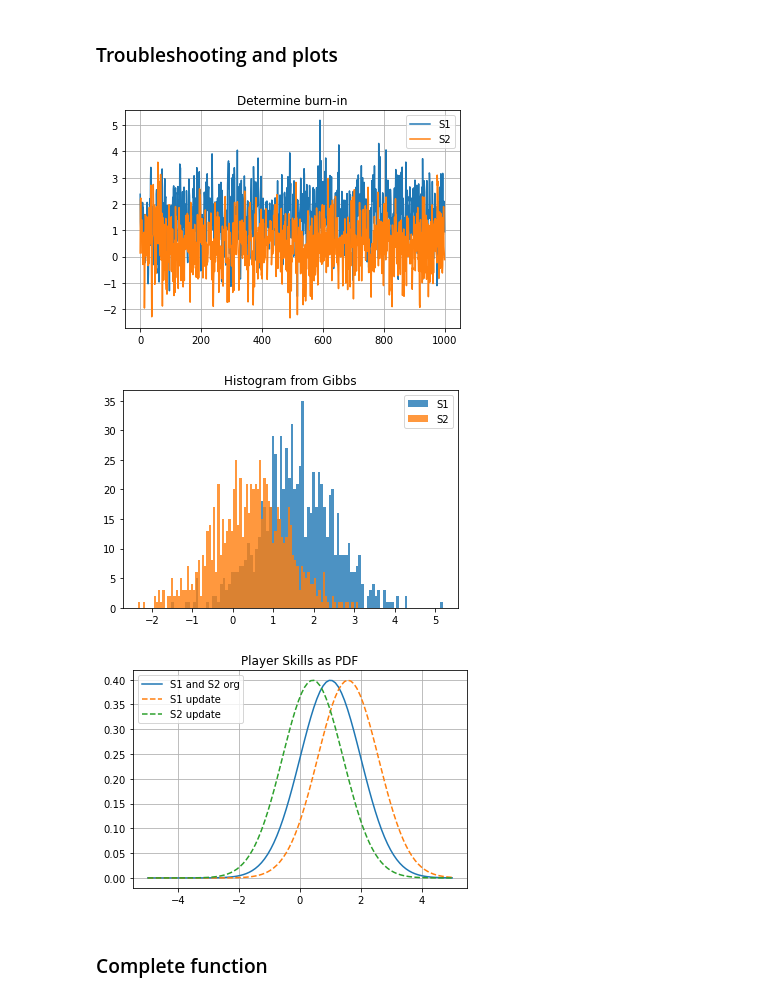
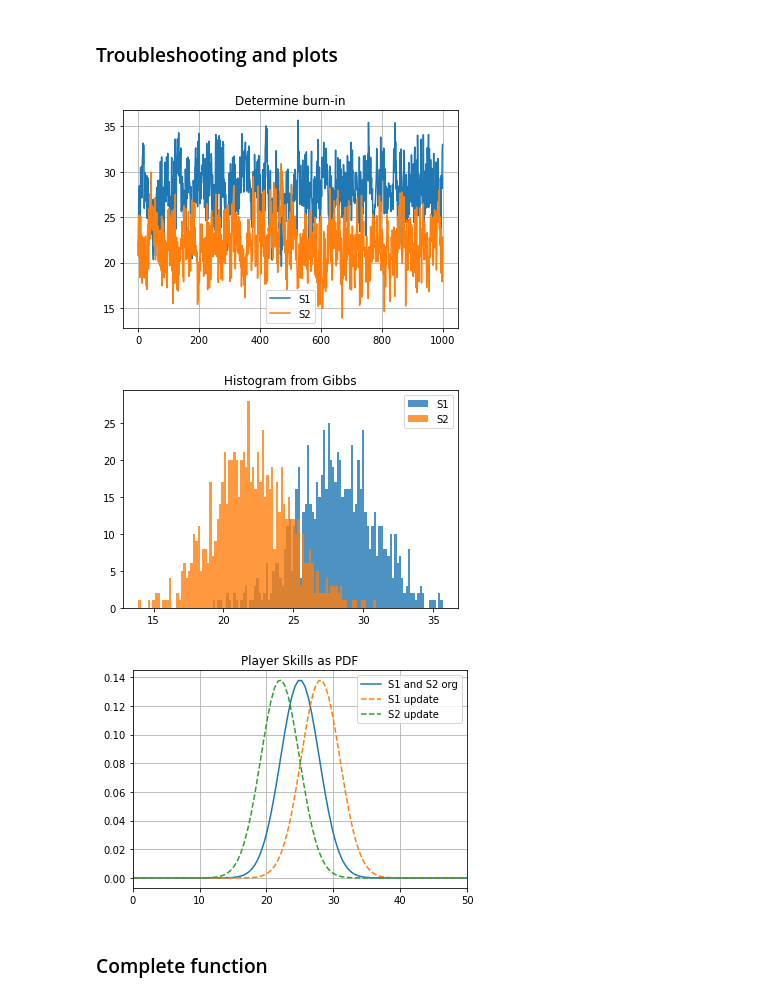
Before and after one commit to EdvinGermer/Apmask, a Jupyter notebook: Mini_project/Project Notebook.ipynb, the cells around one changed output. Drawn from its saved outputs; the diff is of its cells as text; code cells hidden in the pictures.

```diff
--- a/Mini_project/Project Notebook.ipynb
+++ b/Mini_project/Project Notebook.ipynb
@@ -193,13 +193,15 @@ B = N//5    # Burn-in
 
 ### Initiating player skills: Same hyperparameters for p(s1) and p(s2)
 # Player 1
-mean_s1 = 1
-var_s1 = 1
+mean_s1 = 25
+var_s1 = (25/3)
 std_s1 = np.sqrt(var_s1)
 # Player 2
 mean_s2 = mean_s1
 var_s2 = var_s1
 std_s2 = std_s1
+# Estimate variance of game
+var_t = 4.167
 
 
 ### Match setting
@@ -223,7 +225,6 @@ s2_samples[0] = np.random.normal(mean_s2, std_s2)
 for i in range(N-1):
     ### Sample from p(t | s1,s2,y)
     mean_t = s1_samples[i] - s2_samples[i]
-    var_t = var_s1 + var_s2
     t_sample = truncnorm.rvs(lower_bound, upper_bound, loc=mean_t, scale=np.sqrt(var_t))
 
 
@@ -266,37 +267,38 @@ final_s2_samples = s2_samples[B:]
 
 ############################## Plot Histogram of Gibbs sampling ##############################
 plt.hist(final_s1_samples,bins=100, alpha=0.8,label="S1")
 plt.hist(final_s2_samples,bins=100, alpha=0.8,label="S2")
 plt.title("Histogram from Gibbs")
 plt.legend()
 plt.show()
 
 
 
 
 
 ############################## Plot PDFs before and after sampling ##############################
-xv = np.linspace(-5,5,100)
+xv = np.linspace(0,50,100)
 plt.plot(xv, 1 / (std_s1 * np.sqrt(2 * np.pi)) * np.exp(-.5 * ((xv - mean_s1) / std_s1) ** 2), label="S1 and S2 org")
 #plt.plot(xv, 1 / (std_s2 * np.sqrt(2 * np.pi)) * np.exp(-.5 * ((xv - mean_s2) / std_s2) ** 2), label="S2 org")
 
 # Print and update posterior mean and variance
 post_mean_s1 = np.mean(final_s1_samples)
 post_var_s1 = np.var(final_s1_samples)
 post_mean_s2 = np.mean(final_s2_samples)
 post_var_s2 = np.var(final_s2_samples)
 
 plt.plot(xv, 1 / (std_s1 * np.sqrt(2 * np.pi)) * np.exp(-.5 * ((xv - post_mean_s1) / std_s1) ** 2), label="S1 update", linestyle='--')
 plt.plot(xv, 1 / (std_s2 * np.sqrt(2 * np.pi)) * np.exp(-.5 * ((xv - post_mean_s2) / std_s2) ** 2), label="S2 update", linestyle='--')
+plt.xlim(0,50)
 
 plt.title("Player Skills as PDF")
 plt.grid()
 plt.legend()
 plt.show()
 # %% [output]
-[figure, old version]
+[figure, new version]
-[figure, old version]
+[figure, new version]
-[figure, old version]
+[figure, new version]
 # %% [markdown]
 ### Complete function
 # %%
```
Also changed, not shown: parts of 11 cells of this notebook, 17 other files.
